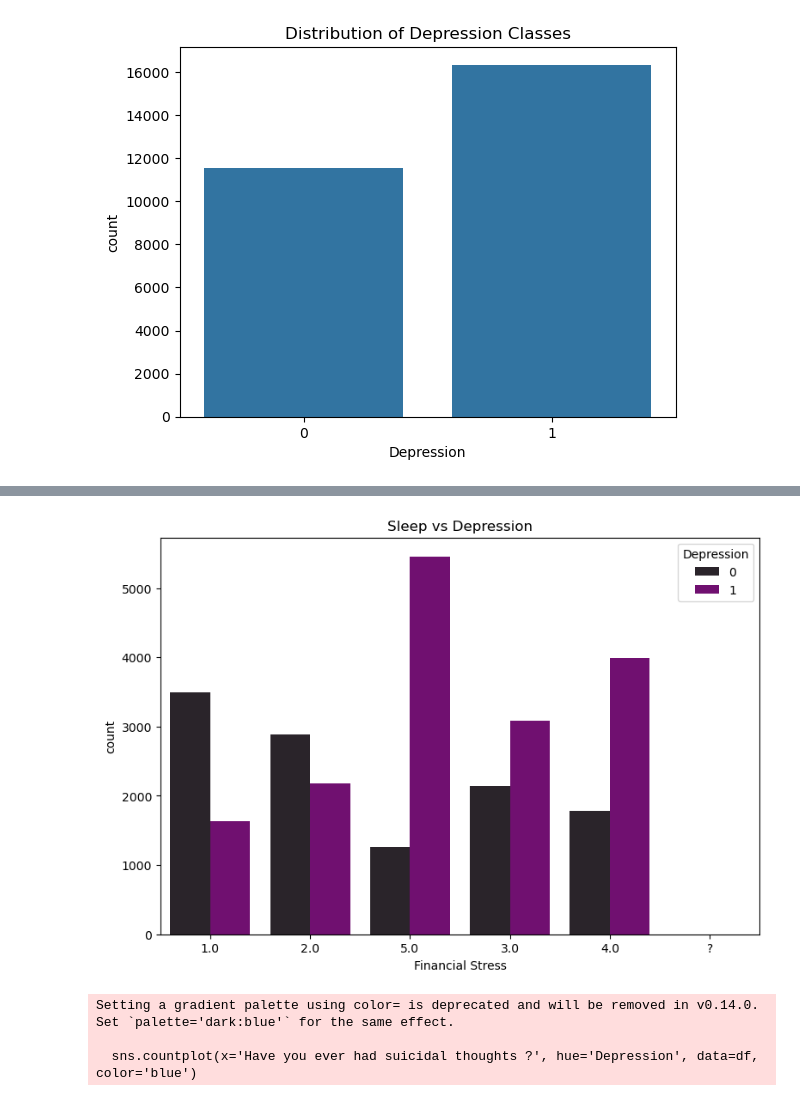
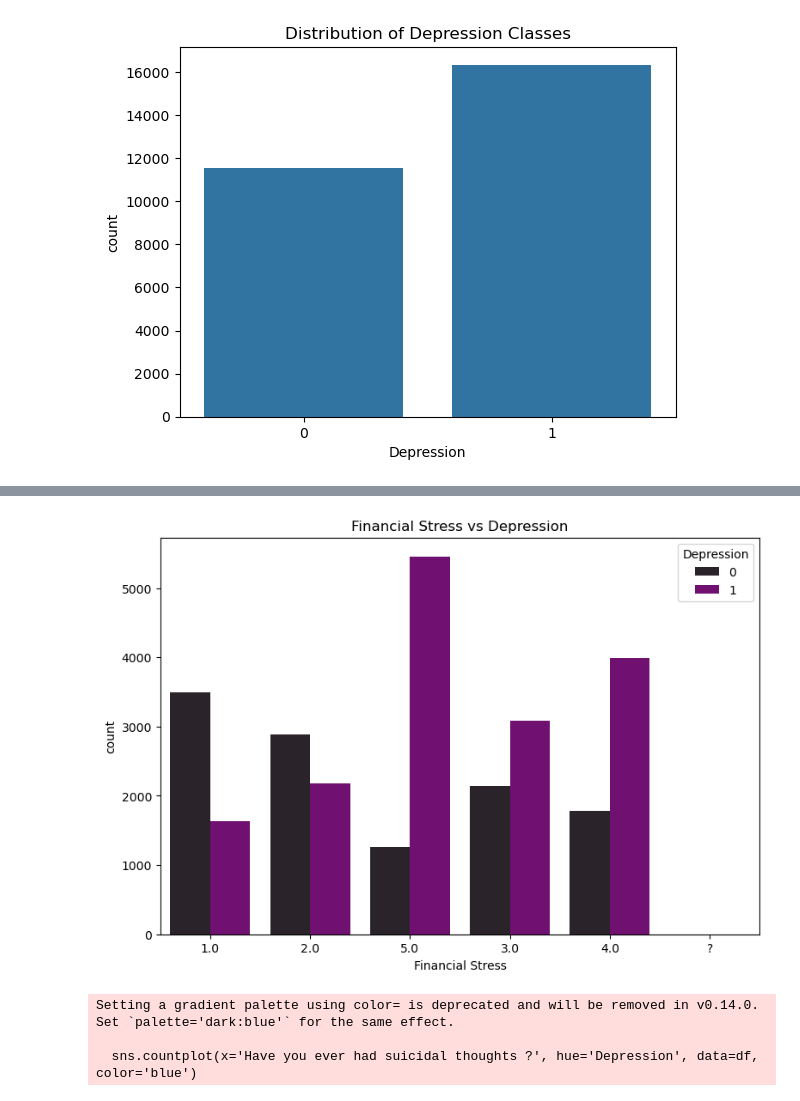
Before and after one commit to cathym20/Student-Depression, a Jupyter notebook: student_depression.ipynb, the cells around one changed output, grey strips where cells are left out. Cells and saved outputs as stored; diff of their text form; code cells hidden in the pictures.

```diff
--- a/student_depression.ipynb
+++ b/student_depression.ipynb
@@ -24,6 +24,8 @@ from sklearn.metrics import roc_auc_score, RocCurveDisplay
 from sklearn.preprocessing import FunctionTransformer
 # %%
 df = pd.read_csv('student_depression_dataset.csv')
+# %%
+df = df.drop('id',axis=1)
 # %% [markdown]
 Exploratory Data Analysis
 # %%
@@ -182,10 +177,10 @@ plt.show()
 # %%
 plt.figure(figsize=(9,6))
 sns.countplot(x='Financial Stress', hue='Depression', data=df, palette='dark:purple')
-plt.title('Sleep vs Depression')
+plt.title('Financial Stress vs Depression')
 plt.show()
 # %% [output]
-[figure, old version]
+[figure, new version]
 # %%
 plt.figure(figsize=(9,6))
 sns.countplot(x='Have you ever had suicidal thoughts ?', hue='Depression', data=df, color='blue')
```
Also changed, not shown: parts of 9 cells of this notebook.
